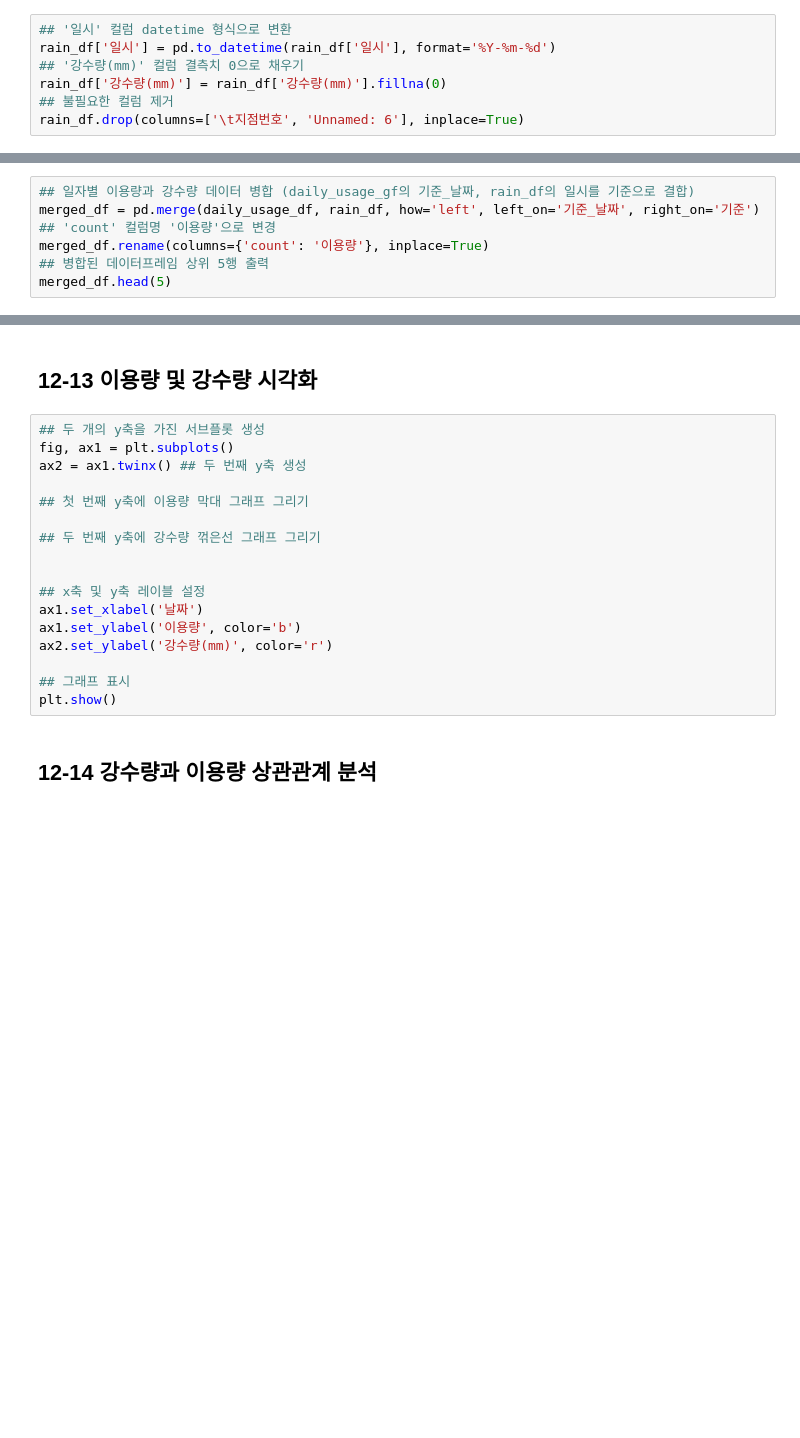
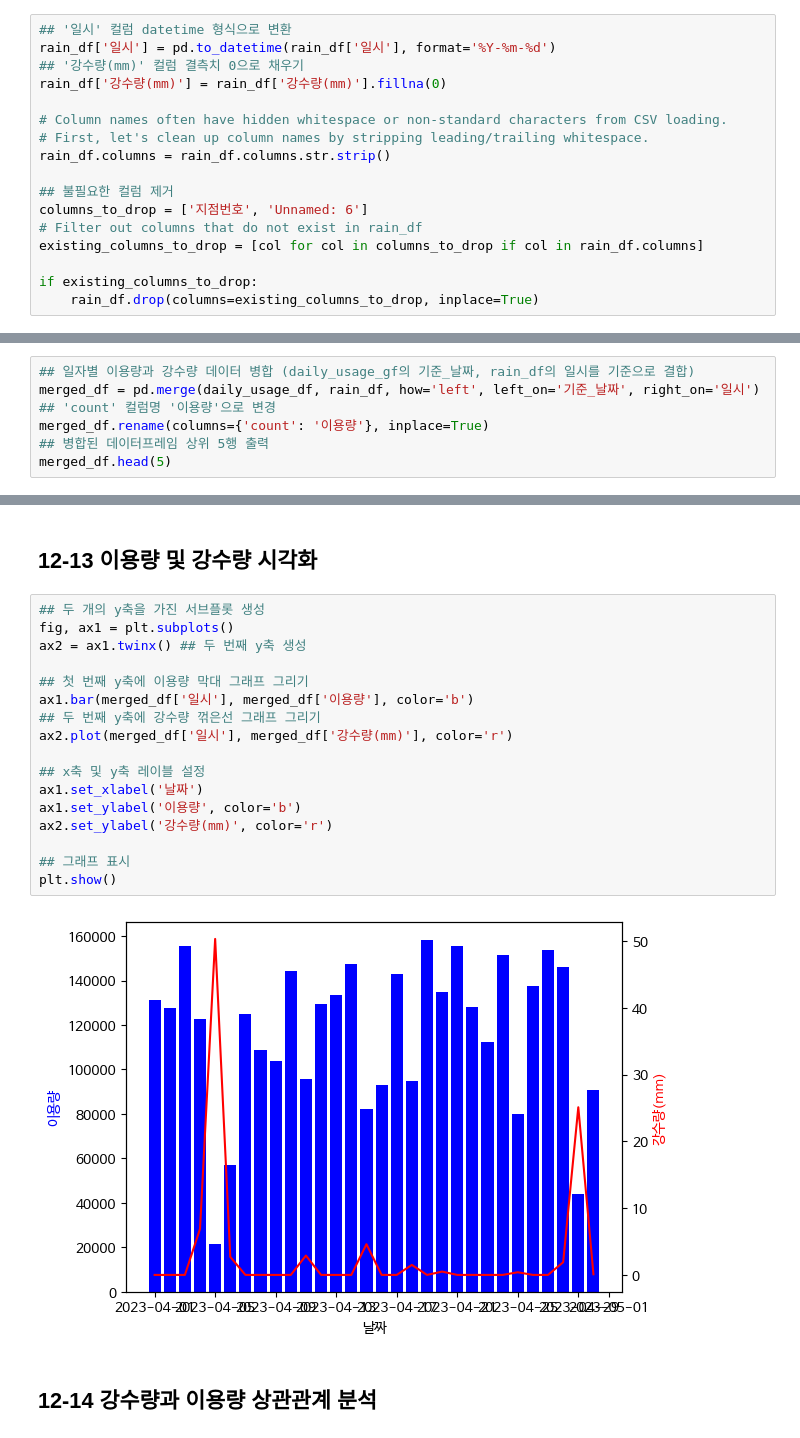
Before and after one commit to syyang-sec/Data-Analysis-with-Open-Source, a Jupyter notebook: 오픈소스_데이터_분석_12강.ipynb, the cells around one changed output, grey strips where cells are left out. Saved outputs shown, nothing was run; the diff lists cells and outputs as text; blank space fills up the shorter version.

```diff
--- a/오픈소스_데이터_분석_12강.ipynb
+++ b/오픈소스_데이터_분석_12강.ipynb
@@ -352,5 +380,15 @@ rain_df.head(5)
 rain_df['일시'] = pd.to_datetime(rain_df['일시'], format='%Y-%m-%d')
 ## '강수량(mm)' 컬럼 결측치 0으로 채우기
 rain_df['강수량(mm)'] = rain_df['강수량(mm)'].fillna(0)
+
+# Column names often have hidden whitespace or non-standard characters from CSV loading.
+# First, let's clean up column names by stripping leading/trailing whitespace.
+rain_df.columns = rain_df.columns.str.strip()
+
 ## 불필요한 컬럼 제거
-rain_df.drop(columns=['\t지점번호', 'Unnamed: 6'], inplace=True)
+columns_to_drop = ['지점번호', 'Unnamed: 6']
+# Filter out columns that do not exist in rain_df
+existing_columns_to_drop = [col for col in columns_to_drop if col in rain_df.columns]
+
+if existing_columns_to_drop:
+    rain_df.drop(columns=existing_columns_to_drop, inplace=True)
@@ -360,7 +396,7 @@ KeyError: "['\\t지점번호', 'Unnamed: 6'] not found in axis"
 ## 12-12 일자별 이용량 데이터와 강수량 데이터 병합
 # %%
 ## 일자별 이용량과 강수량 데이터 병합 (daily_usage_gf의 기준_날짜, rain_df의 일시를 기준으로 결합)
-merged_df = pd.merge(daily_usage_df, rain_df, how='left', left_on='기준_날짜', right_on='기준')
+merged_df = pd.merge(daily_usage_df, rain_df, how='left', left_on='기준_날짜', right_on='일시')
 ## 'count' 컬럼명 '이용량'으로 변경
 merged_df.rename(columns={'count': '이용량'}, inplace=True)
 ## 병합된 데이터프레임 상위 5행 출력
@@ -372,20 +413,22 @@ KeyError: '기준'
 # %%
 ## 두 개의 y축을 가진 서브플롯 생성
 fig, ax1 = plt.subplots()
 ax2 = ax1.twinx() ## 두 번째 y축 생성
 
 ## 첫 번째 y축에 이용량 막대 그래프 그리기
-
+ax1.bar(merged_df['일시'], merged_df['이용량'], color='b')
 ## 두 번째 y축에 강수량 꺾은선 그래프 그리기
-
+ax2.plot(merged_df['일시'], merged_df['강수량(mm)'], color='r')
 
 ## x축 및 y축 레이블 설정
 ax1.set_xlabel('날짜')
 ax1.set_ylabel('이용량', color='b')
 ax2.set_ylabel('강수량(mm)', color='r')
 
 ## 그래프 표시
 plt.show()
+# %% [output]
+[figure, added]
 # %% [markdown]
 ## 12-14 강수량과 이용량 상관관계 분석
 # %%
```
Also changed, not shown: parts of 3 cells of this notebook.
